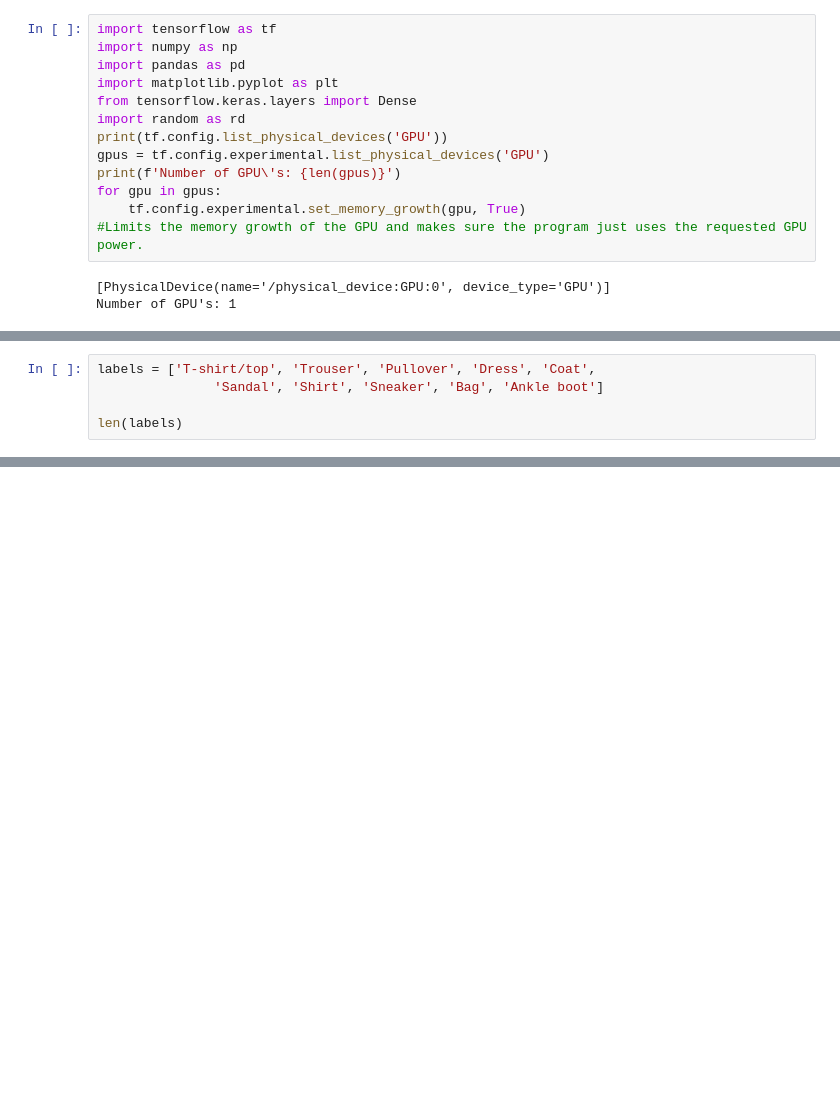
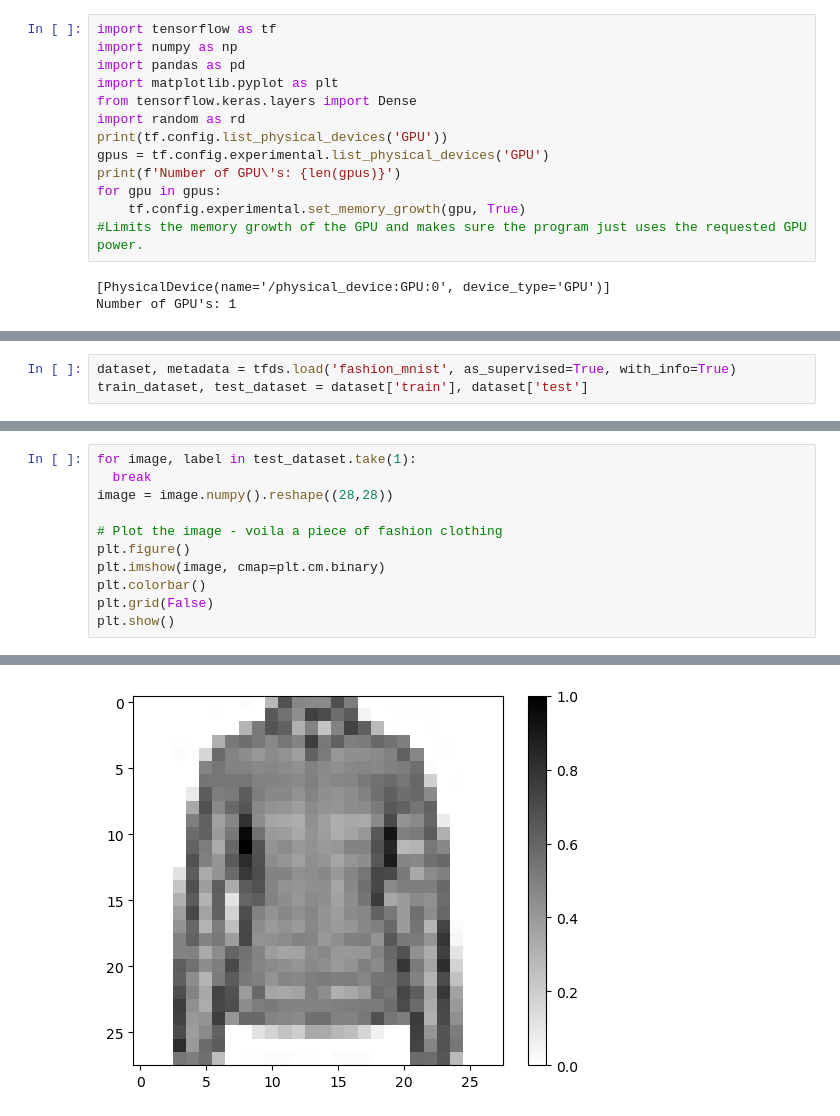
Before and after one commit to SaiKrishna-KK/Udacity-Tf-Projects, a Jupyter notebook: Fashion_MNIST.ipynb, the cells around one changed output, grey strips where cells are left out. Saved outputs shown, nothing was run; the diff lists cells and outputs as text; blank space fills up the shorter version.

Commit message:
Finished the work with Fashion-MNIST

```diff
--- a/Fashion_MNIST.ipynb
+++ b/Fashion_MNIST.ipynb
@@ -26,5 +22,0 @@ train_data.shape, train_labels.shape, test_data.shape, test_labels.shape
-# %%
-labels = ['T-shirt/top', 'Trouser', 'Pullover', 'Dress', 'Coat',
-               'Sandal', 'Shirt', 'Sneaker', 'Bag', 'Ankle boot']
-
-len(labels)
@@ -53,0 +23,3 @@ show_img()
+# %%
+dataset, metadata = tfds.load('fashion_mnist', as_supervised=True, with_info=True)
+train_dataset, test_dataset = dataset['train'], dataset['test']
@@ -53,0 +48,12 @@ show_img()
+# %%
+for image, label in test_dataset.take(1):
+  break
+image = image.numpy().reshape((28,28))
+
+# Plot the image - voila a piece of fashion clothing
+plt.figure()
+plt.imshow(image, cmap=plt.cm.binary)
+plt.colorbar()
+plt.grid(False)
+plt.show()
+# %% [output]
@@ -53,0 +61 @@ show_img()
+[figure, added]
```
Also changed, not shown: parts of 27 cells of this notebook.
